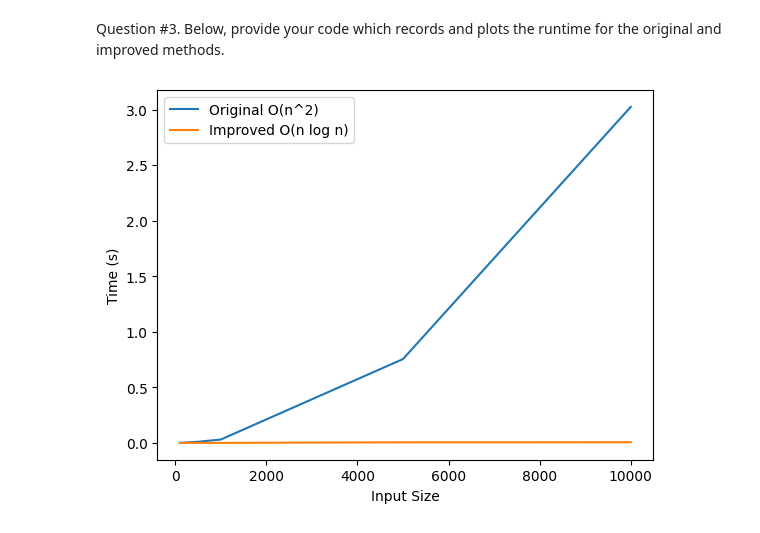
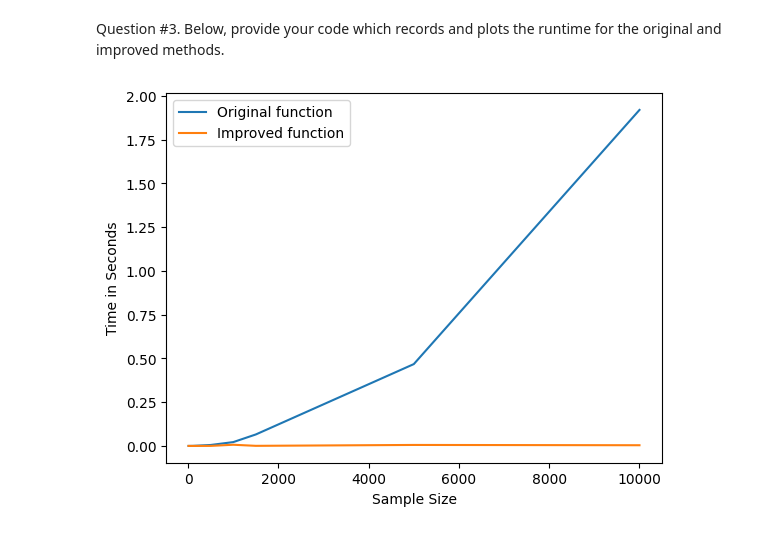
Before and after one commit to alexyang790/FoundationsCS_CS5012, a Jupyter notebook: Homework/HW1_sortFirst.ipynb, the cells around one changed output. Cells and saved outputs as stored; diff of their text form; code cells hidden in the pictures.

```diff
--- a/Homework/HW1_sortFirst.ipynb
+++ b/Homework/HW1_sortFirst.ipynb
@@ -181,45 +181,44 @@ def computeAllTPRs_improved(true_label, confs):
     for conf, label in sorted_paired_data:
         if label == 1:
             truePositives += 1
         else:
             falsePositives += 1
 
         truePositiveRate.append(truePositives / totalPositives)
         falsePositiveRate.append(falsePositives / totalNegatives)
 
     return truePositiveRate, falsePositiveRate
 
-# Testing runtime for various input sizes
+# Testing runtime
 def test_runtime():
-    sizes = [100, 500, 1000, 5000, 10000]
-    original_times = []
-    improved_times = []
+    sizes = [10, 100, 500, 1000, 1500, 5000, 10000]
+    og_times = []
+    new_times = []
 
     for size in sizes:
         confList = [random.random() for _ in range(size)]
         labels = [1 if c > 0.5 else 0 for c in confList]
 
-        # Time original function
+        # og time
         start = time.time()
         computeAllTPRs(labels, confList.copy())
         end = time.time()
-        original_times.append(end - start)
+        og_times.append(end - start)
 
-        # Time improved function
+        # new function time
         start = time.time()
         computeAllTPRs_improved(labels, confList.copy())
         end = time.time()
-        improved_times.append(end - start)
+        new_times.append(end - start)
 
-    # Plotting the runtime comparison
-    plt.plot(sizes, original_times, label="Original O(n^2)")
-    plt.plot(sizes, improved_times, label="Improved O(n log n)")
-    plt.xlabel('Input Size')
-    plt.ylabel('Time (s)')
+    # Plotting
+    plt.plot(sizes, og_times, label="Original function")
+    plt.plot(sizes, new_times, label="Improved function")
+    plt.xlabel('Sample Size')
+    plt.ylabel('Time in Seconds')
     plt.legend()
     plt.show()
 
-# Run the runtime comparison
 test_runtime()
 # %% [output]
-[figure, old version]
+[figure, new version]
```
Also changed, not shown: 4 other files.
